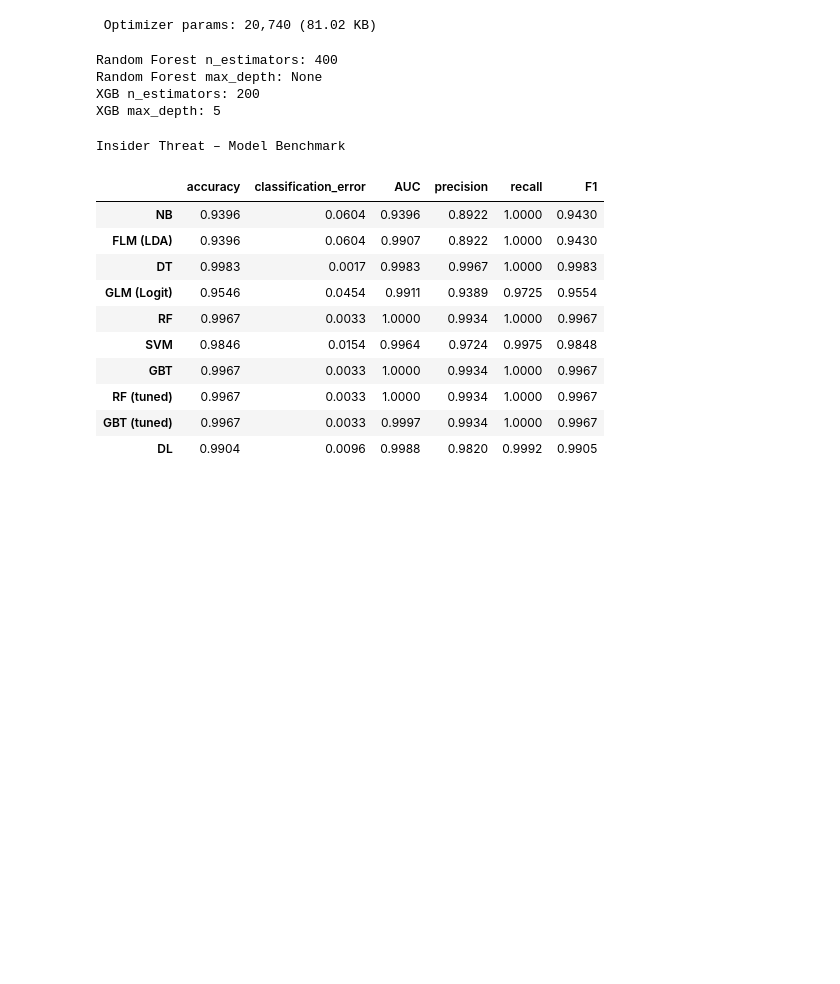
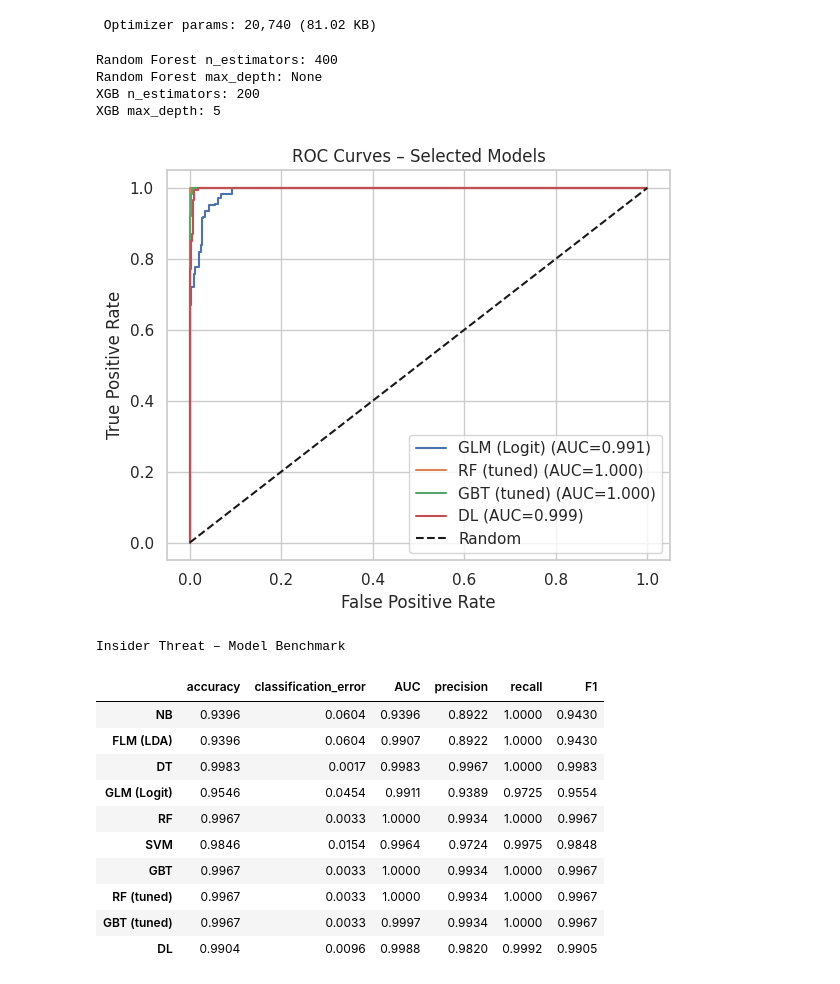
Before and after one commit to egyinmoe/Detecting-Insider-Threats-through-Behavioral-AI_Dissertation, a Jupyter notebook: Ver2_Insiderthreat_withgithub.ipynb, the cells around one changed output. Saved outputs shown, nothing was run; the diff lists cells and outputs as text; code cells hidden in the pictures; blank space fills up the shorter version.

Commit message:
Add ROC curve visualisation for key ML and DL models
- Plotted ROC curves for GLM, RF (tuned), XGBoost (tuned), and DL
- Added AUC labels for easier model comparison

```diff
--- a/Ver2_Insiderthreat_withgithub.ipynb
+++ b/Ver2_Insiderthreat_withgithub.ipynb
@@ -962,6 +962,36 @@ Random Forest n_estimators: 400
 Random Forest max_depth: None
 XGB n_estimators: 200
 XGB max_depth: 5
+# %%
+# ======================================================
+# ROC curves for selected models
+# ======================================================
+from sklearn.metrics import roc_curve
+
+# Collect true labels and probabilities for main models
+roc_models = {
+    "GLM (Logit)": y_proba_glm,
+    "RF (tuned)":  y_proba_rf_tuned,
+    "GBT (tuned)": y_proba_xgb_tuned,
+    "DL":          y_proba_dl
+}
+
+plt.figure(figsize=(6,5))
+
+for name, y_proba in roc_models.items():
+    fpr, tpr, _ = roc_curve(y_test, y_proba)
+    auc = results[name]["AUC"]
+    plt.plot(fpr, tpr, label=f"{name} (AUC={auc:.3f})")
+
+plt.plot([0,1], [0,1], "k--", label="Random")
+plt.xlabel("False Positive Rate")
+plt.ylabel("True Positive Rate")
+plt.title("ROC Curves – Selected Models")
+plt.legend()
+plt.tight_layout()
+plt.show()
+# %% [output]
+[figure, added]
 # %%
 # ======================================================
 # 14: Final model comparison table + heatmap
```
